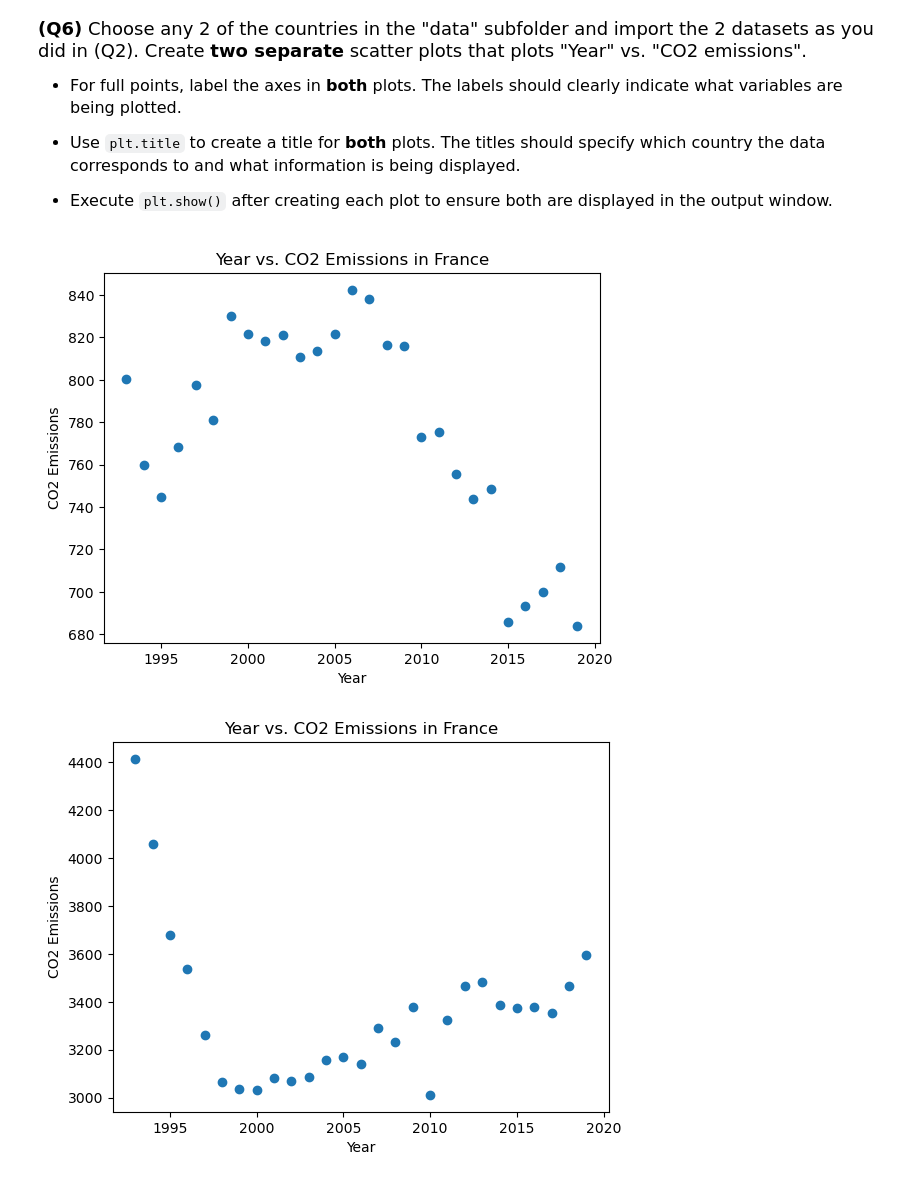
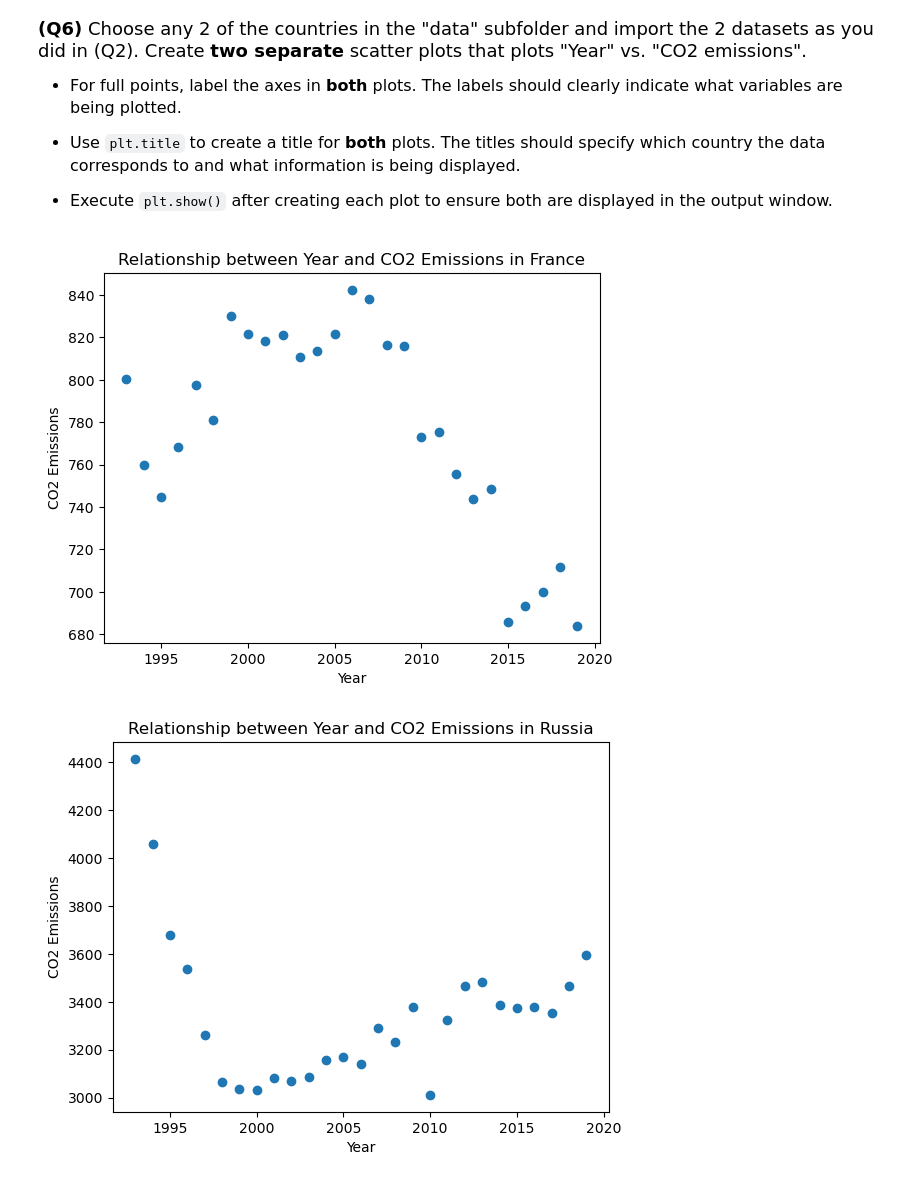
Before and after one commit to miabarnett18/datasci151spring2026, a Jupyter notebook: _assignments/assignment_2/Assignment2 my copy.ipynb, the cells around one changed output. Drawn from its saved outputs; the diff is of its cells as text; code cells hidden in the pictures.

```diff
--- a/_assignments/assignment_2/Assignment2 my copy.ipynb
+++ b/_assignments/assignment_2/Assignment2 my copy.ipynb
@@ -156,28 +154,22 @@ plt.show()
 # %%
 france_emissions = pd.read_csv("data/france_emission.csv")
 russia_emissions = pd.read_csv("data/russia_emission.csv")
 
 # scatter plot for France
-plt.scatter(
-    france_emissions["Year"],
-    france_emissions["CO2_emission"]
-)
+plt.scatter(france_emissions["Year"], france_emissions["CO2_emission"])
 
 plt.xlabel("Year")
 plt.ylabel("CO2 Emissions")
-plt.title("Year vs. CO2 Emissions in France")
-plt.show()
+plt.title("Relationship between Year and CO2 Emissions in France")
+plt.show() # need this plt.show so that the two plots don't overlap
 
 # scatter plot for Russia
-plt.scatter(
-    russia_emissions["Year"],
-    russia_emissions["CO2_emission"]
-)
+plt.scatter(russia_emissions["Year"], russia_emissions["CO2_emission"])
 
 plt.xlabel("Year")
 plt.ylabel("CO2 Emissions")
-plt.title("Year vs. CO2 Emissions in France")
+plt.title("Relationship between Year and CO2 Emissions in Russia")
 plt.show()
 # %% [output]
-[figure, old version]
+[figure, new version]
-[figure, old version]
+[figure, new version]
```
Also changed, not shown: parts of 1 cell of this notebook, 1 other file.
